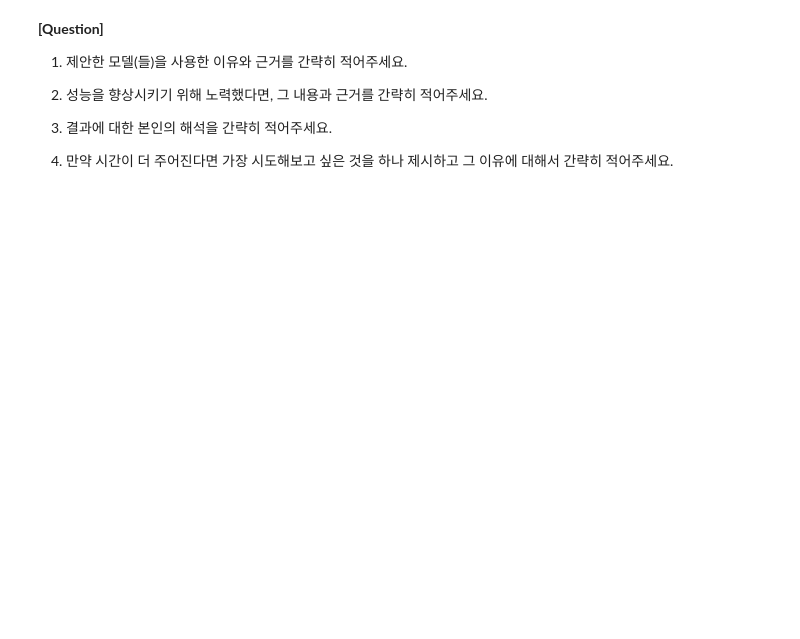
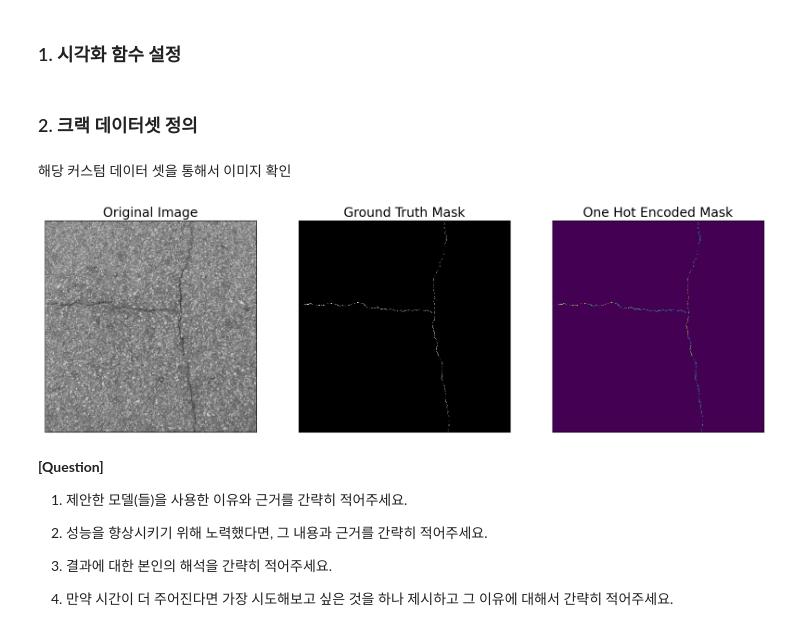
Before and after one commit to Jeong-Daniel/Assignment_Test, a Jupyter notebook: Application.ipynb, the cells around one changed output. Cells and saved outputs as stored; diff of their text form; code cells hidden in the pictures; blank space fills up the shorter version.

Commit message:
데이터셋 정의하기

```diff
--- a/Application.ipynb
+++ b/Application.ipynb
@@ -62,2 +69,4 @@ Class RGB values:  [[0, 0, 0], [255, 255, 255]]
+# %% [markdown]
+### 1. 시각화 함수 설정
 # %%
 def visualize(**images):
@@ -126,3 +99,5 @@ def colour_code_segmentation(image, label_values):
     x = colour_codes[image.astype(int)]
 
     return x
+# %% [markdown]
+### 2. 크랙 데이터셋 정의
@@ -129,3 +156,17 @@ def colour_code_segmentation(image, label_values):
+# %% [markdown]
+해당 커스텀 데이터 셋을 통해서 이미지 확인
+# %%
+dataset = crackDataset(x_train_dir, y_train_dir, class_rgb_values=class_rgb_values)
+random_idx = random.randint(0, len(dataset)-1)
+image, mask = dataset[random_idx]
+
+visualize(
+    original_image = image,
+    ground_truth_mask = colour_code_segmentation(reverse_one_hot(mask), class_rgb_values),
+    one_hot_encoded_mask = reverse_one_hot(mask)
+)
+# %% [output]
+[figure, added]
 # %% [markdown]
 **[Question]**
 
```
Also changed, not shown: parts of 8 cells of this notebook.
